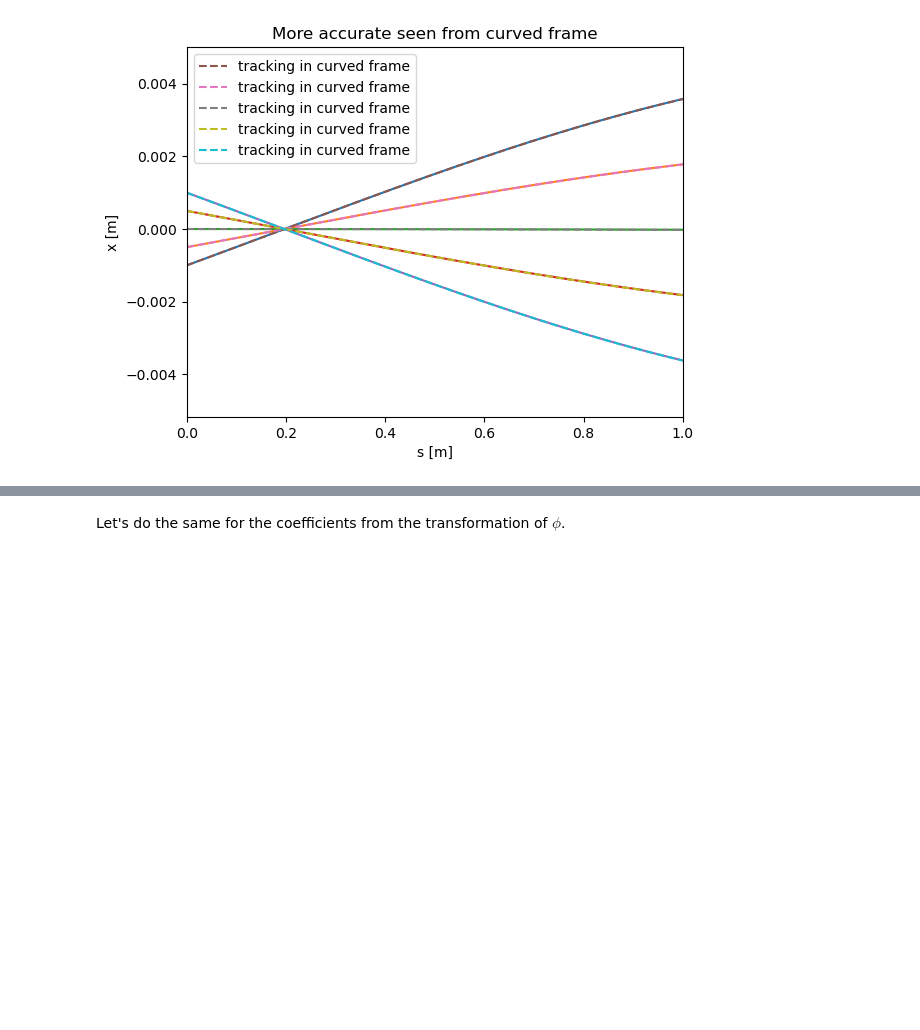
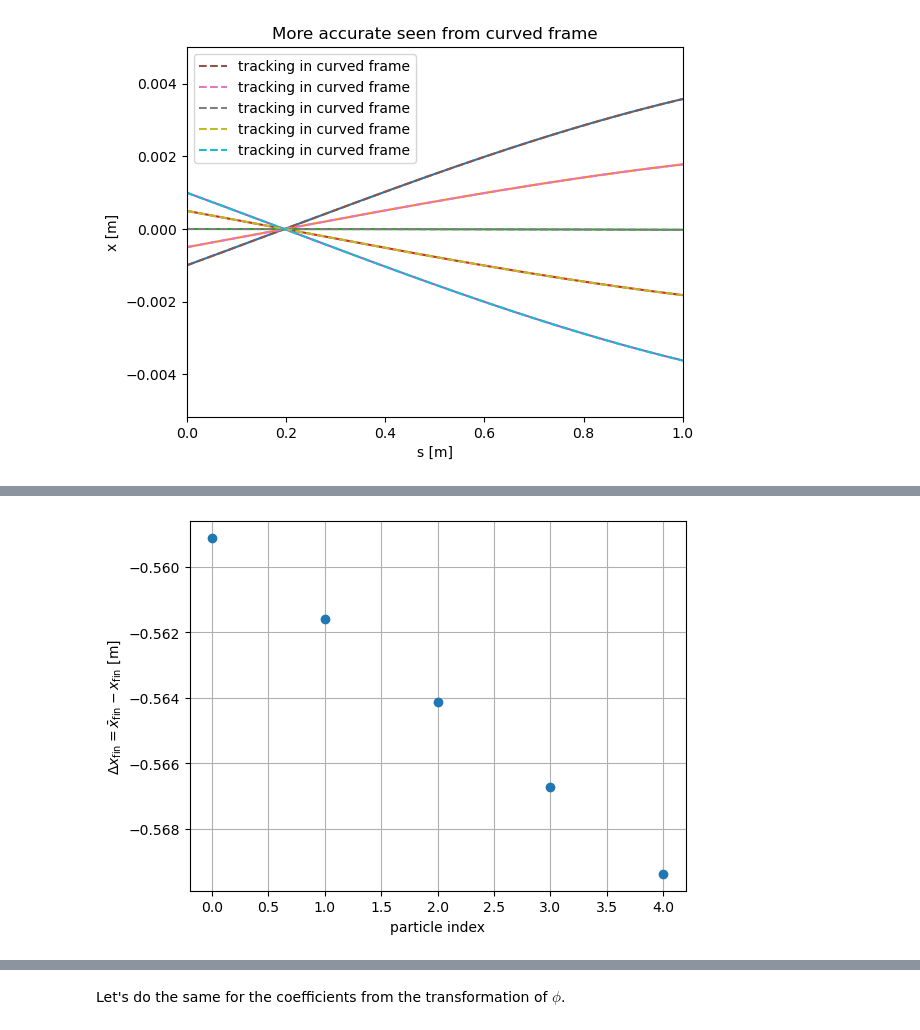
Before and after one commit to marcoliniF/bpmeth, a Jupyter notebook: preliminaryTrials/6.1track_framecomparisonnb.ipynb, the cells around one changed output, grey strips where cells are left out. Cells and saved outputs as stored; diff of their text form; code cells hidden in the pictures; blank space fills up the shorter version.

```diff
--- a/preliminaryTrials/6.1track_framecomparisonnb.ipynb
+++ b/preliminaryTrials/6.1track_framecomparisonnb.ipynb
@@ -9,7 +9,7 @@ Define multipole coefficients in a curved frame, then build $\vec{A}$, H and tra
 # %%
 a_curved = [0,]
 b_curved = [1, 0.2]
-h= b_curved[0]# considering normalization B/Brho=1/rho=h            =1./rho if checking for a drift
+h= b_curved[0]# considering normalization B/Brho=1/rho=h            =1. if checking for a drift
 print("curvature h[m^-1]: ", h, "radius of curvature [m]: ", 1/h)
 #I want to track protons of given kinetic energy
 Ek=1e8 #eV
@@ -21,8 +21,9 @@ beta0 = np.sqrt(1-1/gamma0**2)
 print("beta0: ", beta0)
 p0 =xt.Particles(x=np.linspace(-1e-3, 1e-3, 5), y=0, s=0,py=0.01, px=np.linspace(0.005,-0.005,5), ptau=0, beta0=beta0, energy0=Eref, mass0=xt.PROTON_MASS_EV)
 p_1 = p0.copy()
-
-A_curved= bpmeth.GeneralVectorPotential(h=h, b=b_curved, a=a_curved)
+nphi=5
+print("nphi=",nphi)
+A_curved= bpmeth.GeneralVectorPotential(h=h, b=b_curved, a=a_curved, nphi=nphi)
 H_curved = bpmeth.Hamiltonian(length=1, h=h, vectp=A_curved)
 
 sol_curved = H_curved.track(p_1, return_sol=True, ivp_opt= {"rtol":1e-10, "atol":1e-12})
@@ -299,7 +282,7 @@ As expected an s dependence appeared. To asses the importance of not neglecting
 # %% [markdown]
 We can make a quality check on the HA by plotting the difference of its result with the results from the analytical expansion of $\phi$
 # %%
-deltab=b_vals[:6]-bstraightofs.T #note that b_vals includes b_0 while bstraightofs starts from b_1
+deltab=b_vals[:maxordx]-bstraightofs.T #note that b_vals includes b_0 while bstraightofs starts from b_1
 for i, d in enumerate(deltab[:6]):
     plt.plot(svals, d, label=f"$\Delta$b_{i+1}(s)")
 plt.xlabel('s [m]')
@@ -386,7 +369,7 @@ plt.show()
 # %% [output]
 [figure]
 # %%
-Astrbetter=bpmeth.GeneralVectorPotential(h=0, b=b_nfit, a=a_nfit)#accounts for the s dependence of the coefficients
+Astrbetter=bpmeth.GeneralVectorPotential(h=0, b=b_nfit, a=a_nfit, nphi=7)#accounts for the s dependence of the coefficients
 Hstrbetter = bpmeth.Hamiltonian(length=1,h=0, vectp=Astrbetter)
 p_3 = p0.copy()
 sol_strbetter = Hstrbetter.track(p_3, return_sol=True, ivp_opt= {"rtol":1e-10, "atol":1e-12})
@@ -515,0 +488,34 @@ plt.legend()
+# %%
+sbar_fin = 0.9   # example: laboratory exit position [m]
+dx_fin_list = []
+
+for i, (sb, sa) in enumerate(zip(sol_strbetter, sol_curved)):
+    # straight frame
+    sbar_str = sb.t
+    xbar_str = sb.y[0]
+    xbar_fin = np.interp(sbar_fin, sbar_str, xbar_str)
+
+    # curved frame
+    s_curv = sa.t
+    x_curv = sa.y[0]
+    sbar_from_curv = (rho + x_curv) * np.sin(s_curv / rho)
+
+    # sort in case needed
+    idx = np.argsort(sbar_from_curv)
+    sbar_sorted = sbar_from_curv[idx]
+    xcurv_sorted = x_curv[idx]
+
+    xcurv_fin = PchipInterpolator(sbar_sorted, xcurv_sorted)(sbar_fin)
+
+    dx_fin = xbar_fin - xcurv_fin
+    dx_fin_list.append(dx_fin)
+
+    #print(f"particle {i}: dx_fin = {dx_fin:.6e}")
+plt.figure()
+plt.plot(range(len(dx_fin_list)), dx_fin_list, 'o')
+plt.xlabel("particle index")
+plt.ylabel(r"$\Delta x_{\mathrm{fin}} = \bar{x}_{\mathrm{fin}} - x_{\mathrm{fin}}$ [m]")
+plt.grid(True)
+plt.show()
+# %% [output]
+[figure, added]
```
Also changed, not shown: parts of 6 cells of this notebook.
